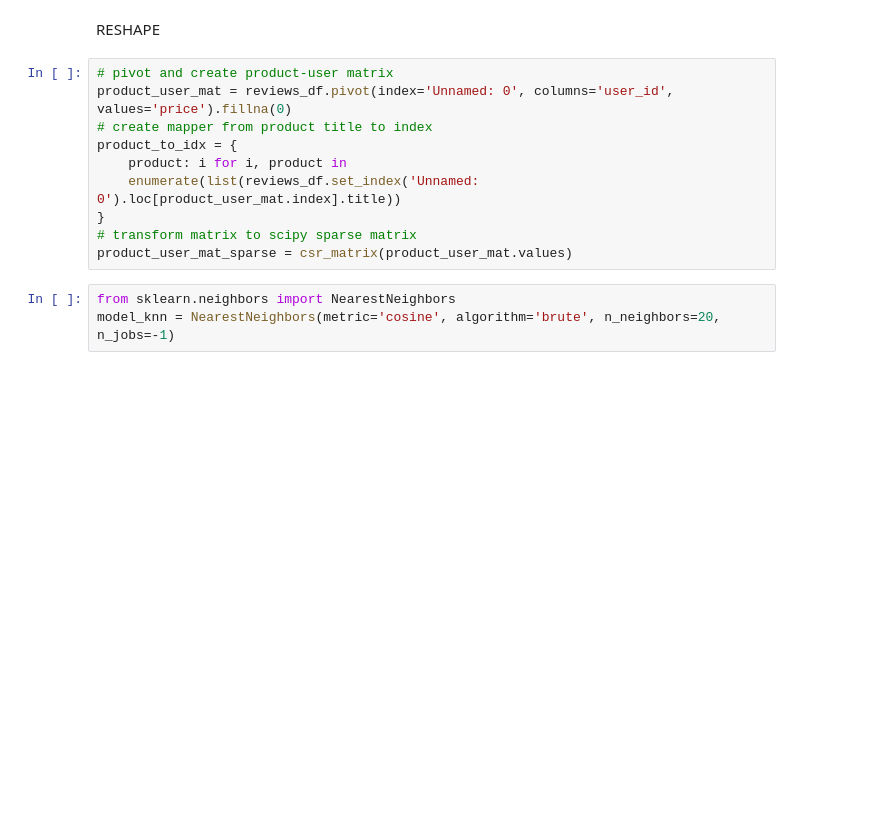
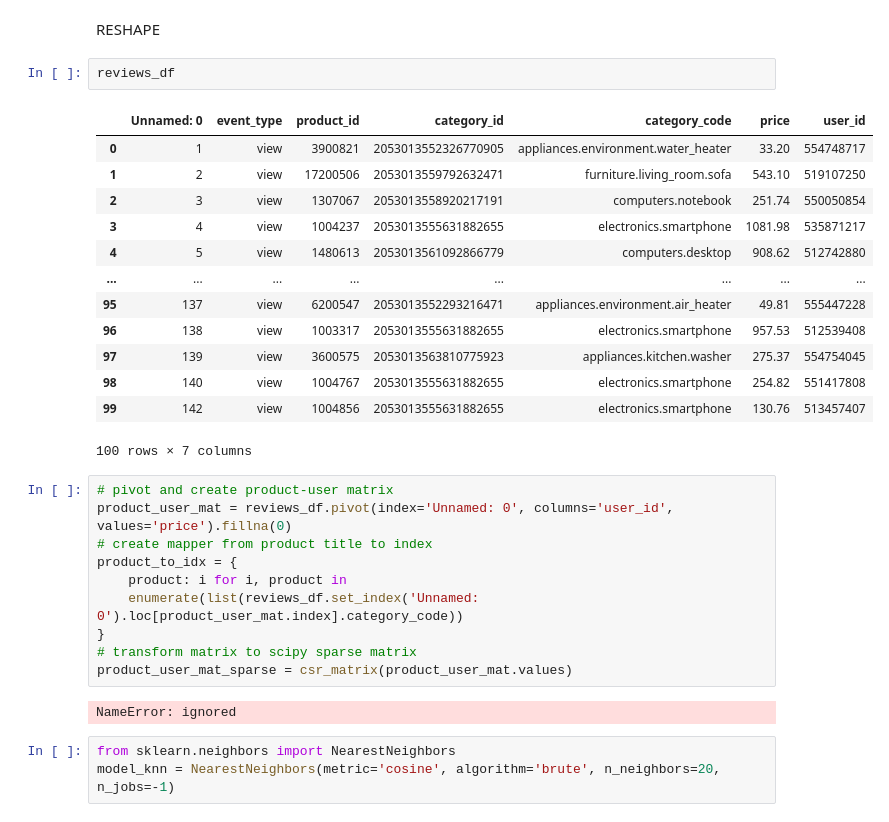
Before and after one commit to Senoirpro/Product-recommendation-for-e-commerce, a Jupyter notebook: Back-end/Machine Learning/senoir_test.ipynb, the cells around one changed output. Saved outputs shown, nothing was run; the diff lists cells and outputs as text; blank space fills up the shorter version.

```diff
--- a/Back-end/Machine Learning/senoir_test.ipynb
+++ b/Back-end/Machine Learning/senoir_test.ipynb
@@ -178,16 +209,34 @@ df_product_features.head()
 filter data
 # %% [markdown]
 RESHAPE
+# %%
+reviews_df
+# %% [output]
+|  | Unnamed: 0 | event_type | product_id | category_id | category_code | price | user_id |
+| 0 | 1 | view | 3900821 | 2053013552326770905 | appliances.environment.water_heater | 33.20 | 554748717 |
+| 1 | 2 | view | 17200506 | 2053013559792632471 | furniture.living_room.sofa | 543.10 | 519107250 |
+| 2 | 3 | view | 1307067 | 2053013558920217191 | computers.notebook | 251.74 | 550050854 |
+| 3 | 4 | view | 1004237 | 2053013555631882655 | electronics.smartphone | 1081.98 | 535871217 |
+| 4 | 5 | view | 1480613 | 2053013561092866779 | computers.desktop | 908.62 | 512742880 |
+| ... | ... | ... | ... | ... | ... | ... | ... |
+| 95 | 137 | view | 6200547 | 2053013552293216471 | appliances.environment.air_heater | 49.81 | 555447228 |
+| 96 | 138 | view | 1003317 | 2053013555631882655 | electronics.smartphone | 957.53 | 512539408 |
+| 97 | 139 | view | 3600575 | 2053013563810775923 | appliances.kitchen.washer | 275.37 | 554754045 |
+| 98 | 140 | view | 1004767 | 2053013555631882655 | electronics.smartphone | 254.82 | 551417808 |
+| 99 | 142 | view | 1004856 | 2053013555631882655 | electronics.smartphone | 130.76 | 513457407 |
+100 rows × 7 columns
 # %%
 # pivot and create product-user matrix
 product_user_mat = reviews_df.pivot(index='Unnamed: 0', columns='user_id', values='price').fillna(0)
 # create mapper from product title to index
 product_to_idx = {
     product: i for i, product in
-    enumerate(list(reviews_df.set_index('Unnamed: 0').loc[product_user_mat.index].title))
+    enumerate(list(reviews_df.set_index('Unnamed: 0').loc[product_user_mat.index].category_code))
 }
 # transform matrix to scipy sparse matrix
 product_user_mat_sparse = csr_matrix(product_user_mat.values)
+# %% [output]
+NameError: ignored
 # %%
 from sklearn.neighbors import NearestNeighbors
 model_knn = NearestNeighbors(metric='cosine', algorithm='brute', n_neighbors=20, n_jobs=-1)
```
Also changed, not shown: parts of 6 cells of this notebook.
